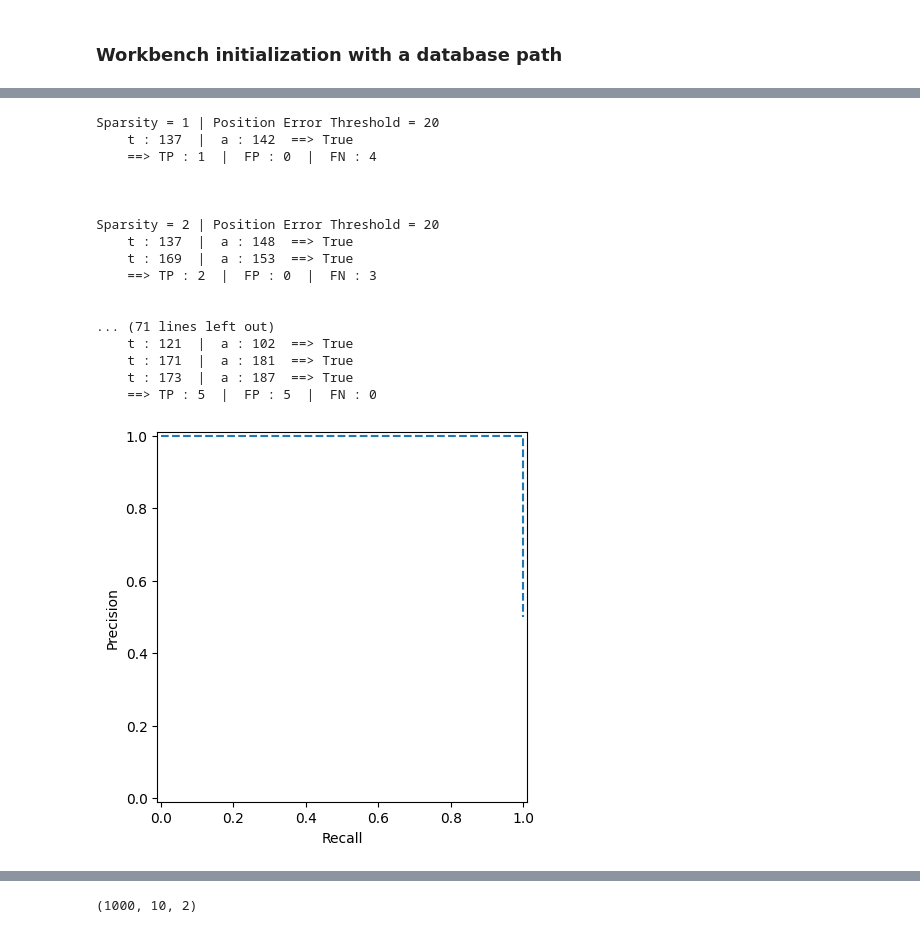
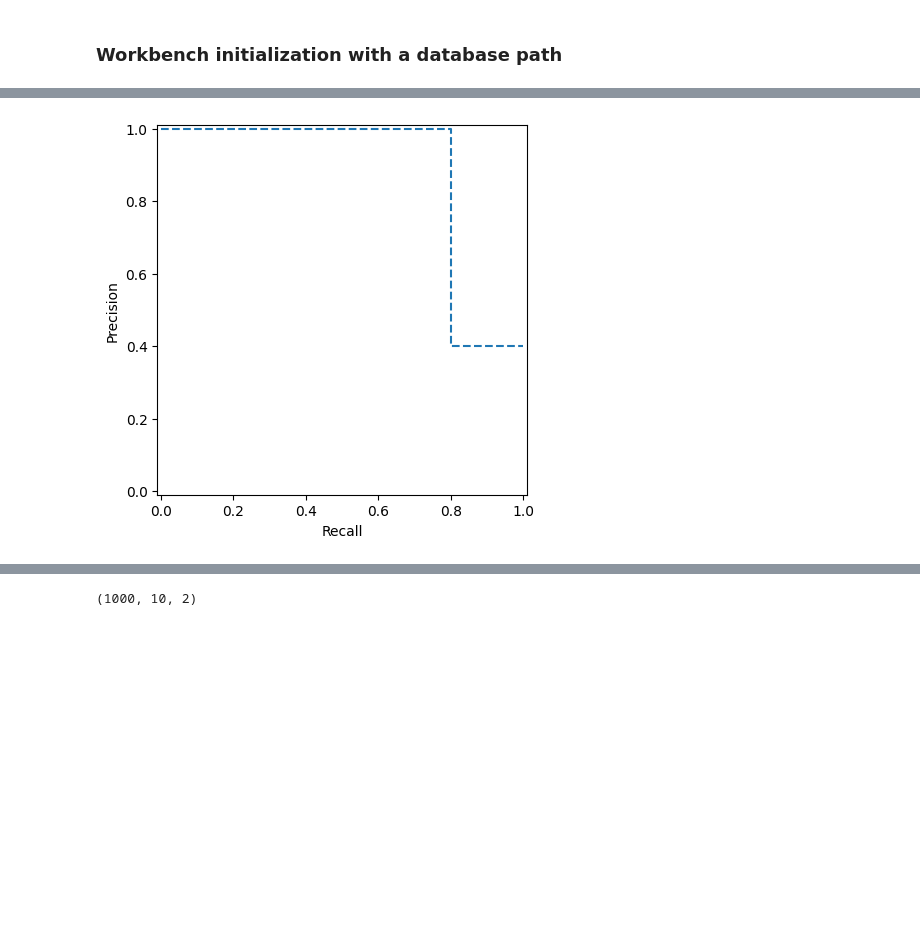
Before and after one commit to yanisgomes/csc, a Jupyter notebook: examples/icassp_mmpdf_prc.ipynb, the cells around one changed output, grey strips where cells are left out. Saved outputs shown, nothing was run; the diff lists cells and outputs as text; code cells hidden in the pictures; blank space fills up the shorter version.

```diff
--- a/examples/icassp_mmpdf_prc.ipynb
+++ b/examples/icassp_mmpdf_prc.ipynb
@@ -66,21 +49,4 @@ Sparsity = 2 | Position Error Threshold = 20
 # %%
-workbench.displayPRCurveFromId(path_to_mmpdf_db, id=id0, max_branches=10, max_sparsity=10)
+workbench.displayPRCurveFromId_MMPDF(path_to_mmpdf_db, id=id0+121, max_branches=10, max_sparsity=10)
 # %% [output]
-Sparsity = 1 | Position Error Threshold = 20
-    t : 137  |  a : 142  ==> True
-    ==> TP : 1  |  FP : 0  |  FN : 4
-
-
-
-Sparsity = 2 | Position Error Threshold = 20
-    t : 137  |  a : 148  ==> True
-    t : 169  |  a : 153  ==> True
-    ==> TP : 2  |  FP : 0  |  FN : 3
-
-
-... (71 lines left out)
-    t : 121  |  a : 102  ==> True
-    t : 171  |  a : 181  ==> True
-    t : 173  |  a : 187  ==> True
-    ==> TP : 5  |  FP : 5  |  FN : 0
-[figure, old version]
+[figure, new version]
```
Also changed, not shown: parts of 3 cells of this notebook, 10 other files.
